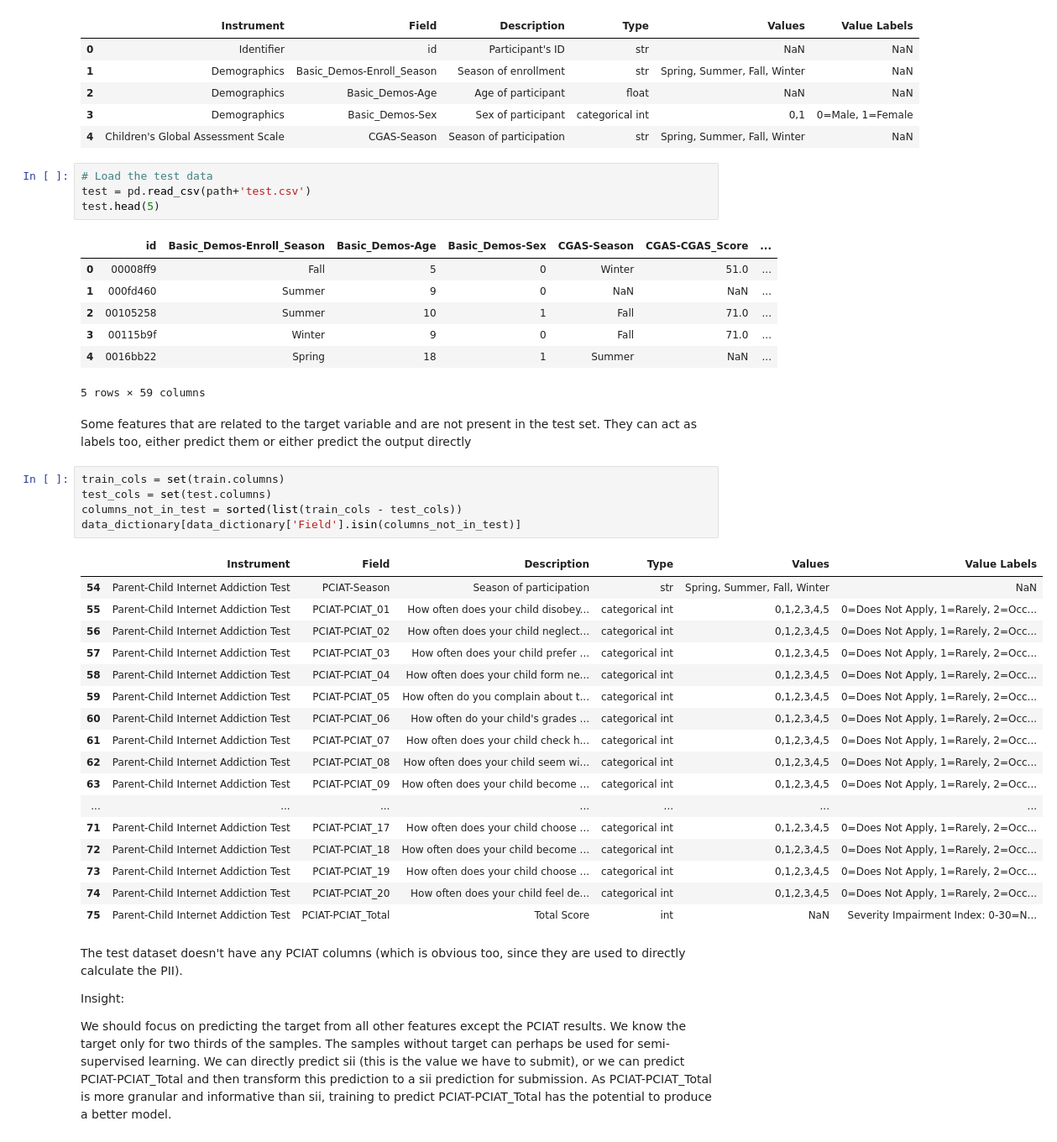
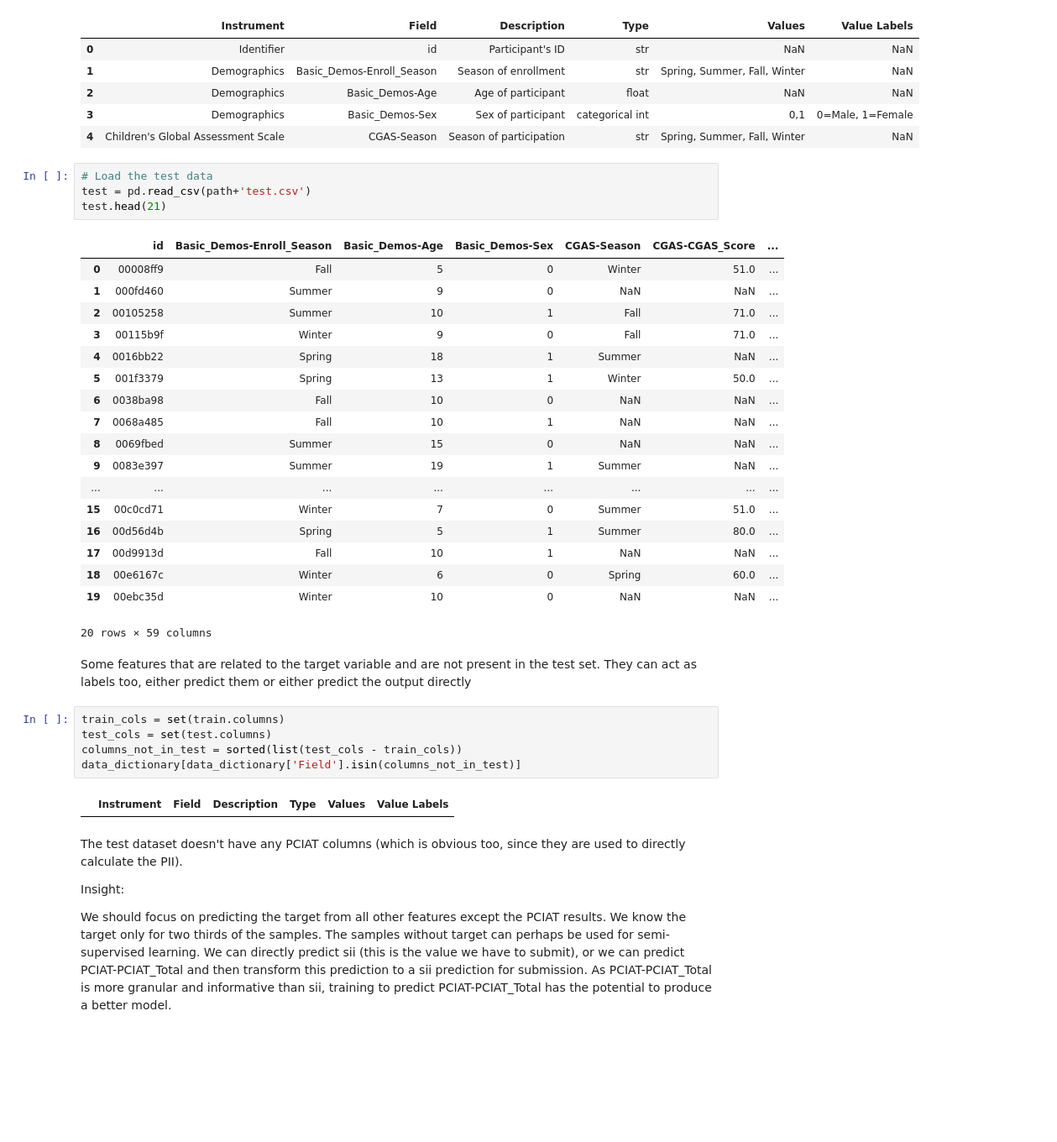
Before and after one commit to Nandana-Chigaterappa-HemanthKumar/PulseNet, a Jupyter notebook: data-cleaning-for-ml-model.ipynb, the cells around one changed output. Shown at 84% size. Saved outputs shown, nothing was run; the diff lists cells and outputs as text; blank space fills up the shorter version.

```diff
--- a/data-cleaning-for-ml-model.ipynb
+++ b/data-cleaning-for-ml-model.ipynb
@@ -39,7 +37,7 @@ data_dictionary.head(5)
 # %%
 # Load the test data
 test = pd.read_csv(path+'test.csv')
-test.head(5)
+test.head(21)
 # %% [output]
 |  | id | Basic_Demos-Enroll_Season | Basic_Demos-Age | Basic_Demos-Sex | CGAS-Season | CGAS-CGAS_Score | ... |
 | 0 | 00008ff9 | Fall | 5 | 0 | Winter | 51.0 | ... |
@@ -47,32 +45,27 @@ test.head(5)
 | 2 | 00105258 | Summer | 10 | 1 | Fall | 71.0 | ... |
 | 3 | 00115b9f | Winter | 9 | 0 | Fall | 71.0 | ... |
 | 4 | 0016bb22 | Spring | 18 | 1 | Summer | NaN | ... |
+| 5 | 001f3379 | Spring | 13 | 1 | Winter | 50.0 | ... |
+| 6 | 0038ba98 | Fall | 10 | 0 | NaN | NaN | ... |
+| 7 | 0068a485 | Fall | 10 | 1 | NaN | NaN | ... |
+| 8 | 0069fbed | Summer | 15 | 0 | NaN | NaN | ... |
+| 9 | 0083e397 | Summer | 19 | 1 | Summer | NaN | ... |
+| ... | ... | ... | ... | ... | ... | ... | ... |
+| 15 | 00c0cd71 | Winter | 7 | 0 | Summer | 51.0 | ... |
+| 16 | 00d56d4b | Spring | 5 | 1 | Summer | 80.0 | ... |
+| 17 | 00d9913d | Fall | 10 | 1 | NaN | NaN | ... |
+| 18 | 00e6167c | Winter | 6 | 0 | Spring | 60.0 | ... |
+| 19 | 00ebc35d | Winter | 10 | 0 | NaN | NaN | ... |
-5 rows × 59 columns
+20 rows × 59 columns
 # %% [markdown]
 Some features that are related to the target variable and are not present in the test set. They can act as labels too, either predict them or either predict the output directly
 # %%
 train_cols = set(train.columns)
 test_cols = set(test.columns)
-columns_not_in_test = sorted(list(train_cols - test_cols))
+columns_not_in_test = sorted(list(test_cols - train_cols))
 data_dictionary[data_dictionary['Field'].isin(columns_not_in_test)]
 # %% [output]
 |  | Instrument | Field | Description | Type | Values | Value Labels |
-| 54 | Parent-Child Internet Addiction Test | PCIAT-Season | Season of participation | str | Spring, Summer, Fall, Winter | NaN |
-| 55 | Parent-Child Internet Addiction Test | PCIAT-PCIAT_01 | How often does your child disobey... | categorical int | 0,1,2,3,4,5 | 0=Does Not Apply, 1=Rarely, 2=Occ... |
-| 56 | Parent-Child Internet Addiction Test | PCIAT-PCIAT_02 | How often does your child neglect... | categorical int | 0,1,2,3,4,5 | 0=Does Not Apply, 1=Rarely, 2=Occ... |
-| 57 | Parent-Child Internet Addiction Test | PCIAT-PCIAT_03 | How often does your child prefer ... | categorical int | 0,1,2,3,4,5 | 0=Does Not Apply, 1=Rarely, 2=Occ... |
-| 58 | Parent-Child Internet Addiction Test | PCIAT-PCIAT_04 | How often does your child form ne... | categorical int | 0,1,2,3,4,5 | 0=Does Not Apply, 1=Rarely, 2=Occ... |
-| 59 | Parent-Child Internet Addiction Test | PCIAT-PCIAT_05 | How often do you complain about t... | categorical int | 0,1,2,3,4,5 | 0=Does Not Apply, 1=Rarely, 2=Occ... |
-| 60 | Parent-Child Internet Addiction Test | PCIAT-PCIAT_06 | How often do your child's grades ... | categorical int | 0,1,2,3,4,5 | 0=Does Not Apply, 1=Rarely, 2=Occ... |
-| 61 | Parent-Child Internet Addiction Test | PCIAT-PCIAT_07 | How often does your child check h... | categorical int | 0,1,2,3,4,5 | 0=Does Not Apply, 1=Rarely, 2=Occ... |
-| 62 | Parent-Child Internet Addiction Test | PCIAT-PCIAT_08 | How often does your child seem wi... | categorical int | 0,1,2,3,4,5 | 0=Does Not Apply, 1=Rarely, 2=Occ... |
-| 63 | Parent-Child Internet Addiction Test | PCIAT-PCIAT_09 | How often does your child become ... | categorical int | 0,1,2,3,4,5 | 0=Does Not Apply, 1=Rarely, 2=Occ... |
-| ... | ... | ... | ... | ... | ... | ... |
-| 71 | Parent-Child Internet Addiction Test | PCIAT-PCIAT_17 | How often does your child choose ... | categorical int | 0,1,2,3,4,5 | 0=Does Not Apply, 1=Rarely, 2=Occ... |
-| 72 | Parent-Child Internet Addiction Test | PCIAT-PCIAT_18 | How often does your child become ... | categorical int | 0,1,2,3,4,5 | 0=Does Not Apply, 1=Rarely, 2=Occ... |
-| 73 | Parent-Child Internet Addiction Test | PCIAT-PCIAT_19 | How often does your child choose ... | categorical int | 0,1,2,3,4,5 | 0=Does Not Apply, 1=Rarely, 2=Occ... |
-| 74 | Parent-Child Internet Addiction Test | PCIAT-PCIAT_20 | How often does your child feel de... | categorical int | 0,1,2,3,4,5 | 0=Does Not Apply, 1=Rarely, 2=Occ... |
-| 75 | Parent-Child Internet Addiction Test | PCIAT-PCIAT_Total | Total Score | int | NaN | Severity Impairment Index: 0-30=N... |
 # %% [markdown]
 The test dataset doesn't have any PCIAT columns (which is obvious too, since they are used to directly calculate the PII).
 
```
Also changed, not shown: parts of 81 cells of this notebook.
